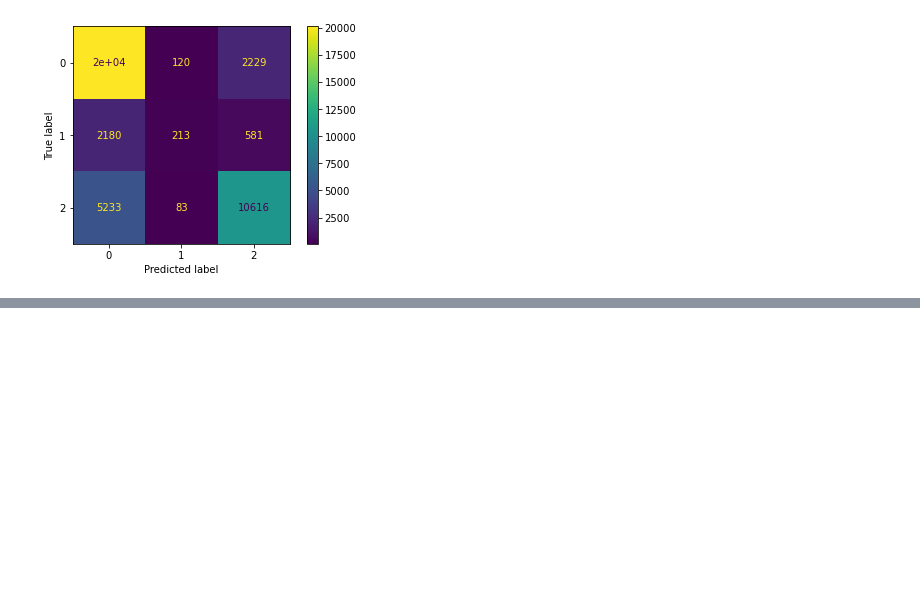
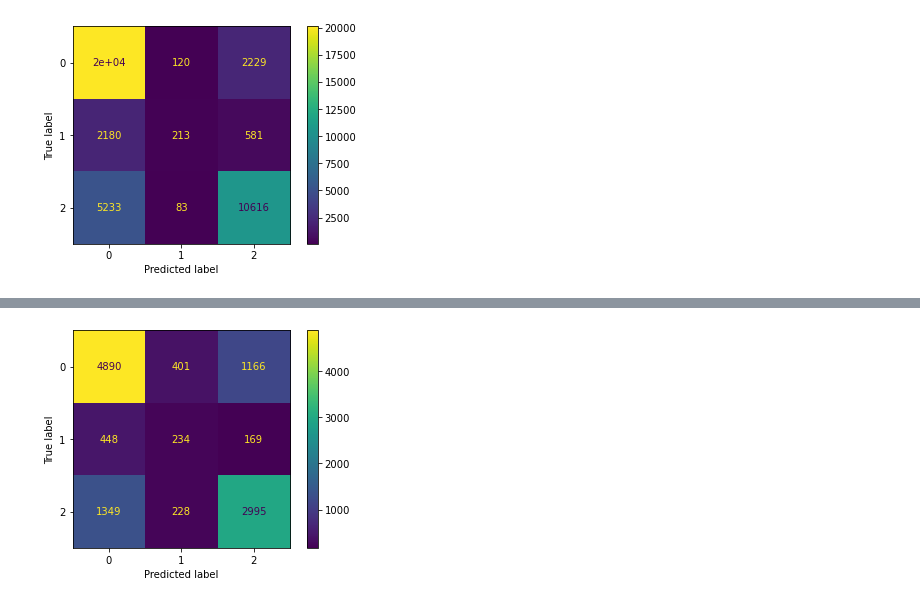
Before and after one commit to leonardkoyio/Phase-3-Project-_v1, a Jupyter notebook: index.ipynb, the cells around one changed output, grey strips where cells are left out. Saved outputs shown, nothing was run; the diff lists cells and outputs as text; code cells hidden in the pictures; blank space fills up the shorter version.

```diff
--- a/index.ipynb
+++ b/index.ipynb
@@ -1673,0 +1788,4 @@ NameError: name 'y_test' is not defined
+# %%
+ConfusionMatrixDisplay.from_estimator(estimator=model, X=X_test_1, y=y_test_1);
+# %% [output]
+[figure, added]
```
Also changed, not shown: parts of 31 cells of this notebook.
